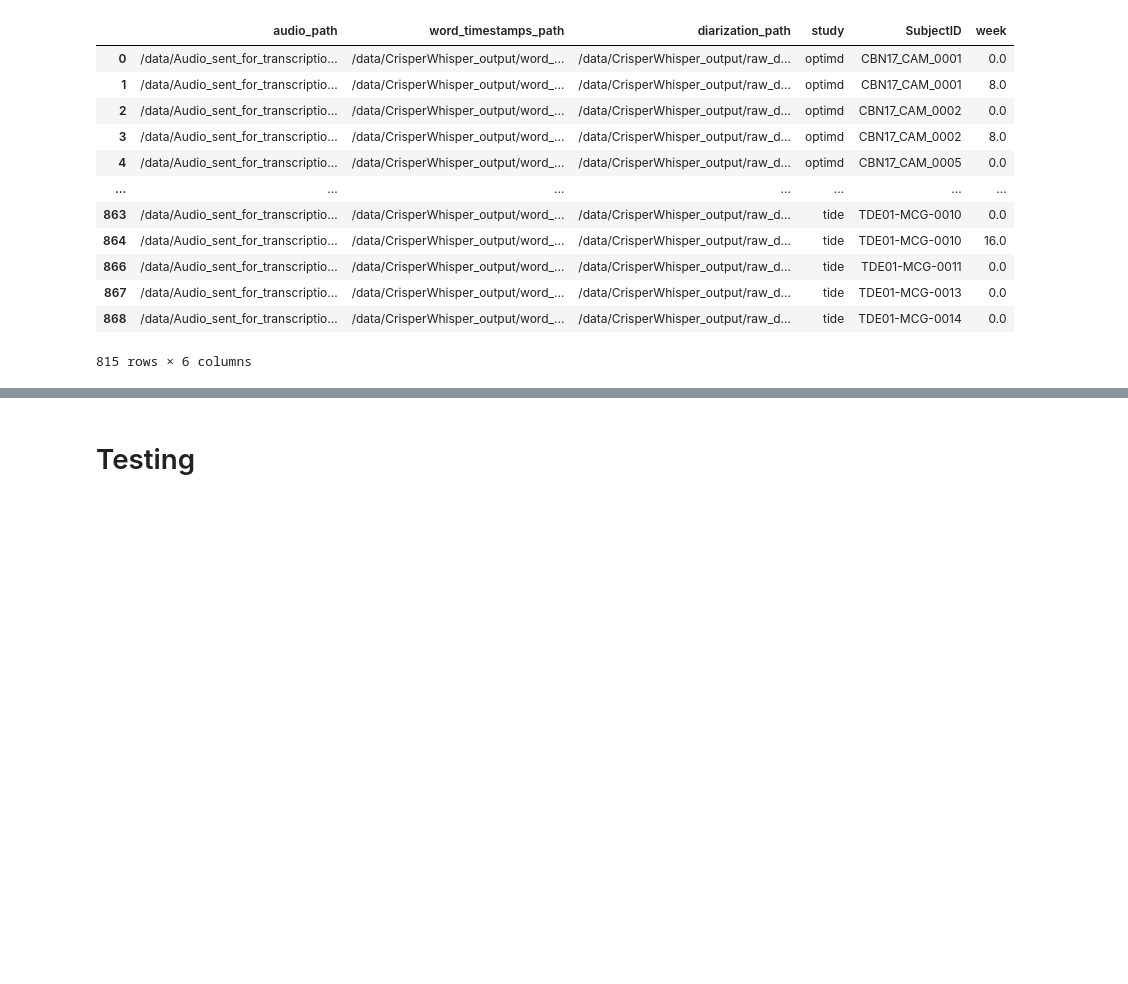
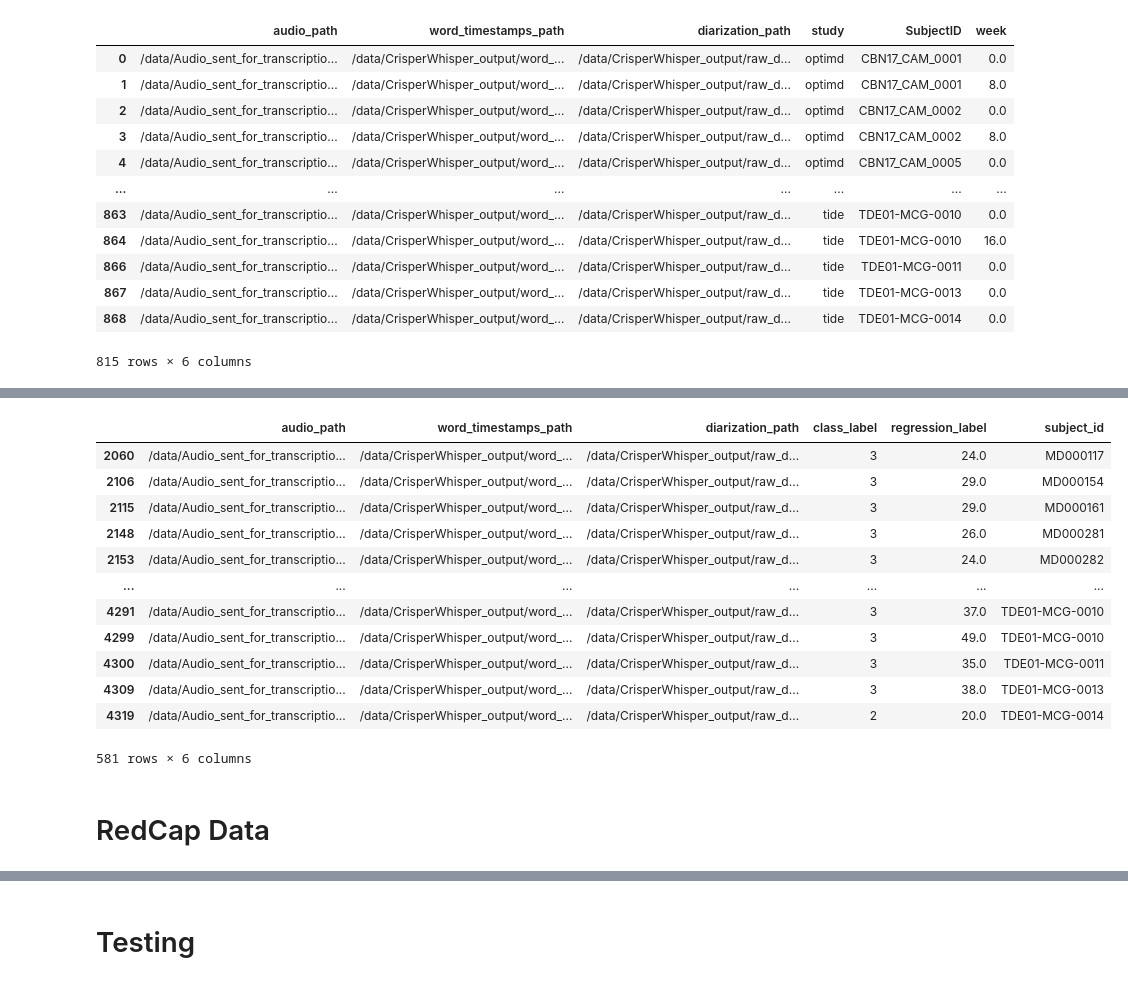
Before and after one commit to jasondeon/rdino_bert, a Jupyter notebook: make_manifest.ipynb, the cells around one changed output, grey strips where cells are left out. Cells and saved outputs as stored; diff of their text form; code cells hidden in the pictures; blank space fills up the shorter version.

```diff
--- a/make_manifest.ipynb
+++ b/make_manifest.ipynb
@@ -122,3 +123,21 @@ df["class_label"] = pd.cut(
 ).astype("Int64")
 # %%
 df = df[["audio_path", "word_timestamps_path", "diarization_path", "class_label", "regression_label", "subject_id"]]
+# %%
+df
+# %% [output]
+|  | audio_path | word_timestamps_path | diarization_path | class_label | regression_label | subject_id |
+| 2060 | /data/Audio_sent_for_transcriptio... | /data/CrisperWhisper_output/word_... | /data/CrisperWhisper_output/raw_d... | 3 | 24.0 | MD000117 |
+| 2106 | /data/Audio_sent_for_transcriptio... | /data/CrisperWhisper_output/word_... | /data/CrisperWhisper_output/raw_d... | 3 | 29.0 | MD000154 |
+| 2115 | /data/Audio_sent_for_transcriptio... | /data/CrisperWhisper_output/word_... | /data/CrisperWhisper_output/raw_d... | 3 | 29.0 | MD000161 |
+| 2148 | /data/Audio_sent_for_transcriptio... | /data/CrisperWhisper_output/word_... | /data/CrisperWhisper_output/raw_d... | 3 | 26.0 | MD000281 |
+| 2153 | /data/Audio_sent_for_transcriptio... | /data/CrisperWhisper_output/word_... | /data/CrisperWhisper_output/raw_d... | 3 | 24.0 | MD000282 |
+| ... | ... | ... | ... | ... | ... | ... |
+| 4291 | /data/Audio_sent_for_transcriptio... | /data/CrisperWhisper_output/word_... | /data/CrisperWhisper_output/raw_d... | 3 | 37.0 | TDE01-MCG-0010 |
+| 4299 | /data/Audio_sent_for_transcriptio... | /data/CrisperWhisper_output/word_... | /data/CrisperWhisper_output/raw_d... | 3 | 49.0 | TDE01-MCG-0010 |
+| 4300 | /data/Audio_sent_for_transcriptio... | /data/CrisperWhisper_output/word_... | /data/CrisperWhisper_output/raw_d... | 3 | 35.0 | TDE01-MCG-0011 |
+| 4309 | /data/Audio_sent_for_transcriptio... | /data/CrisperWhisper_output/word_... | /data/CrisperWhisper_output/raw_d... | 3 | 38.0 | TDE01-MCG-0013 |
+| 4319 | /data/Audio_sent_for_transcriptio... | /data/CrisperWhisper_output/word_... | /data/CrisperWhisper_output/raw_d... | 2 | 20.0 | TDE01-MCG-0014 |
+581 rows × 6 columns
+# %% [markdown]
+# RedCap Data
```
Also changed, not shown: parts of 35 cells of this notebook, 49 other files.
